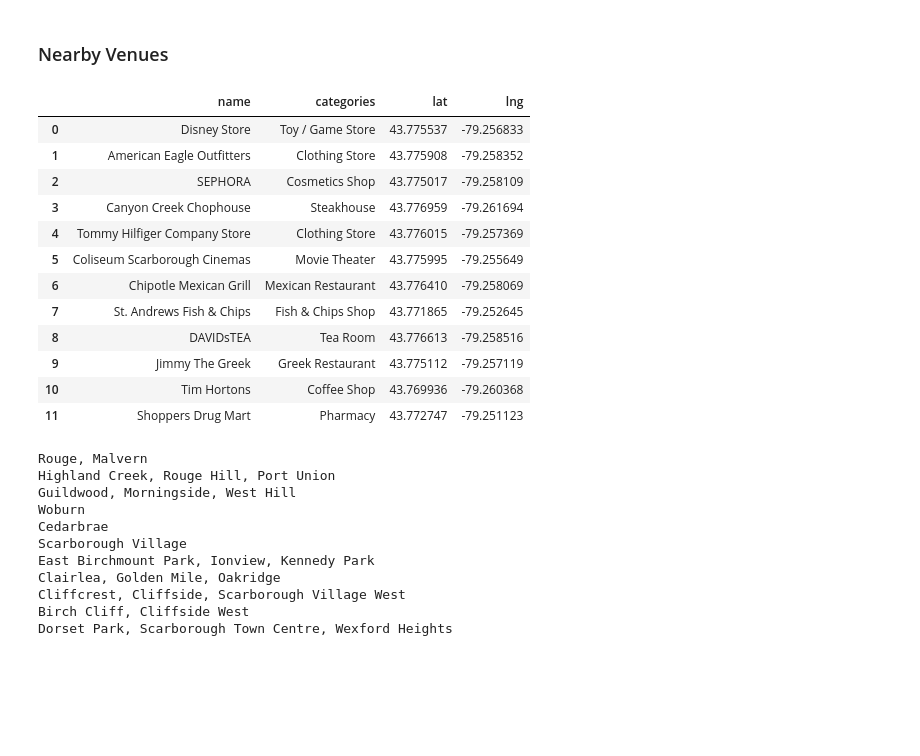
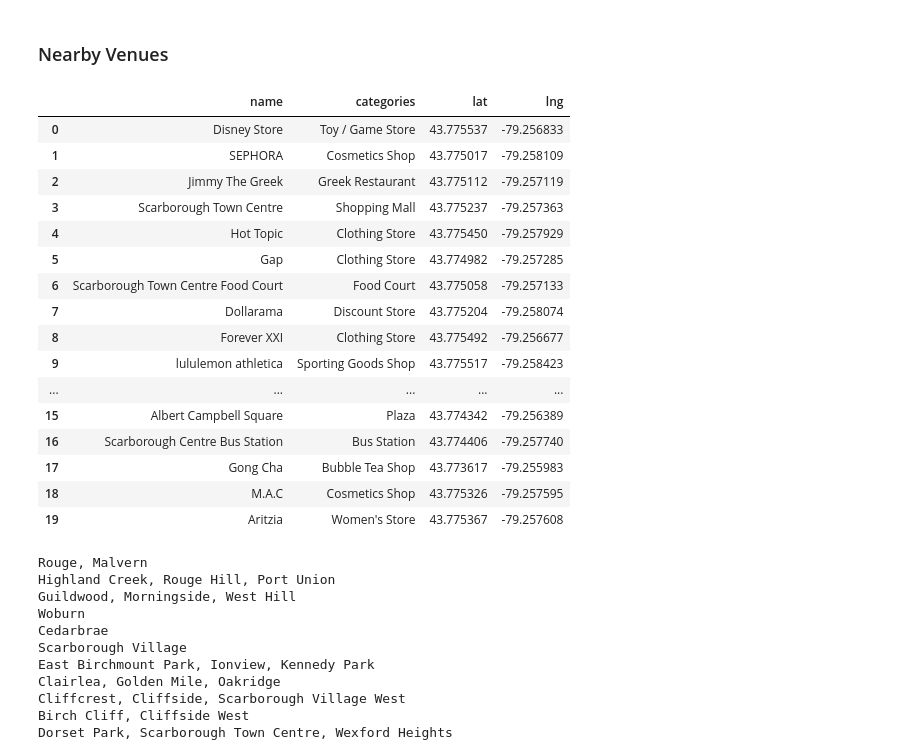
Before and after one commit to Nazaninr/Coursera_Capstone, a Jupyter notebook: Battle of Neighborhoods - Final Project.ipynb, the cells around one changed output. Cells and saved outputs as stored; diff of their text form; code cells hidden in the pictures; blank space fills up the shorter version.

```diff
--- a/Battle of Neighborhoods - Final Project.ipynb
+++ b/Battle of Neighborhoods - Final Project.ipynb
@@ -147,7 +147,7 @@ print('The geograpical coordinate of neighborhood_1 are {}, {}.'.format(latitude
 # %% [output]
 The geograpical coordinate of neighborhood_1 are 43.773077, -79.257774.
 # %%
-radius = 700
+radius = 300
 LIMIT = 100
 url = 'https://api.foursquare.com/v2/venues/explore?&client_id={}&client_secret={}&v={}&ll={},{}&radius={}&limit={}'.format(
     CLIENT_ID,
@@ -173,34 +173,38 @@ def get_category_type(row):
 # %%
 results = requests.get(url).json()
 venues=results['response']['groups'][0]['items']
 
 nearby_venues = json_normalize(venues) # flatten JSON
 
 # filter columns
 filtered_columns = ['venue.name', 'venue.categories', 'venue.location.lat', 'venue.location.lng']
 nearby_venues =nearby_venues.loc[:, filtered_columns]
 
 # filter the category for each row
 nearby_venues['venue.categories'] = nearby_venues.apply(get_category_type, axis=1)
 
 # clean columns
 nearby_venues.columns = [col.split(".")[-1] for col in nearby_venues.columns]
 
-nearby_venues.head(12)
+nearby_venues
 # %% [output]
 |  | name | categories | lat | lng |
 | 0 | Disney Store | Toy / Game Store | 43.775537 | -79.256833 |
-| 1 | American Eagle Outfitters | Clothing Store | 43.775908 | -79.258352 |
-| 2 | SEPHORA | Cosmetics Shop | 43.775017 | -79.258109 |
-| 3 | Canyon Creek Chophouse | Steakhouse | 43.776959 | -79.261694 |
-| 4 | Tommy Hilfiger Company Store | Clothing Store | 43.776015 | -79.257369 |
-| 5 | Coliseum Scarborough Cinemas | Movie Theater | 43.775995 | -79.255649 |
-| 6 | Chipotle Mexican Grill | Mexican Restaurant | 43.776410 | -79.258069 |
-| 7 | St. Andrews Fish & Chips | Fish & Chips Shop | 43.771865 | -79.252645 |
-| 8 | DAVIDsTEA | Tea Room | 43.776613 | -79.258516 |
-| 9 | Jimmy The Greek | Greek Restaurant | 43.775112 | -79.257119 |
-| 10 | Tim Hortons | Coffee Shop | 43.769936 | -79.260368 |
-| 11 | Shoppers Drug Mart | Pharmacy | 43.772747 | -79.251123 |
+| 1 | SEPHORA | Cosmetics Shop | 43.775017 | -79.258109 |
+| 2 | Jimmy The Greek | Greek Restaurant | 43.775112 | -79.257119 |
+| 3 | Scarborough Town Centre | Shopping Mall | 43.775237 | -79.257363 |
+| 4 | Hot Topic | Clothing Store | 43.775450 | -79.257929 |
+| 5 | Gap | Clothing Store | 43.774982 | -79.257285 |
+| 6 | Scarborough Town Centre Food Court | Food Court | 43.775058 | -79.257133 |
+| 7 | Dollarama | Discount Store | 43.775204 | -79.258074 |
+| 8 | Forever XXI | Clothing Store | 43.775492 | -79.256677 |
+| 9 | lululemon athletica | Sporting Goods Shop | 43.775517 | -79.258423 |
+| ... | ... | ... | ... | ... |
+| 15 | Albert Campbell Square | Plaza | 43.774342 | -79.256389 |
+| 16 | Scarborough Centre Bus Station | Bus Station | 43.774406 | -79.257740 |
+| 17 | Gong Cha | Bubble Tea Shop | 43.773617 | -79.255983 |
+| 18 | M.A.C | Cosmetics Shop | 43.775326 | -79.257595 |
+| 19 | Aritzia | Women's Store | 43.775367 | -79.257608 |
 # %%
 def getNearbyVenues(names, latitudes, longitudes, radius=500):
 
```
Also changed, not shown: parts of 14 cells of this notebook.
